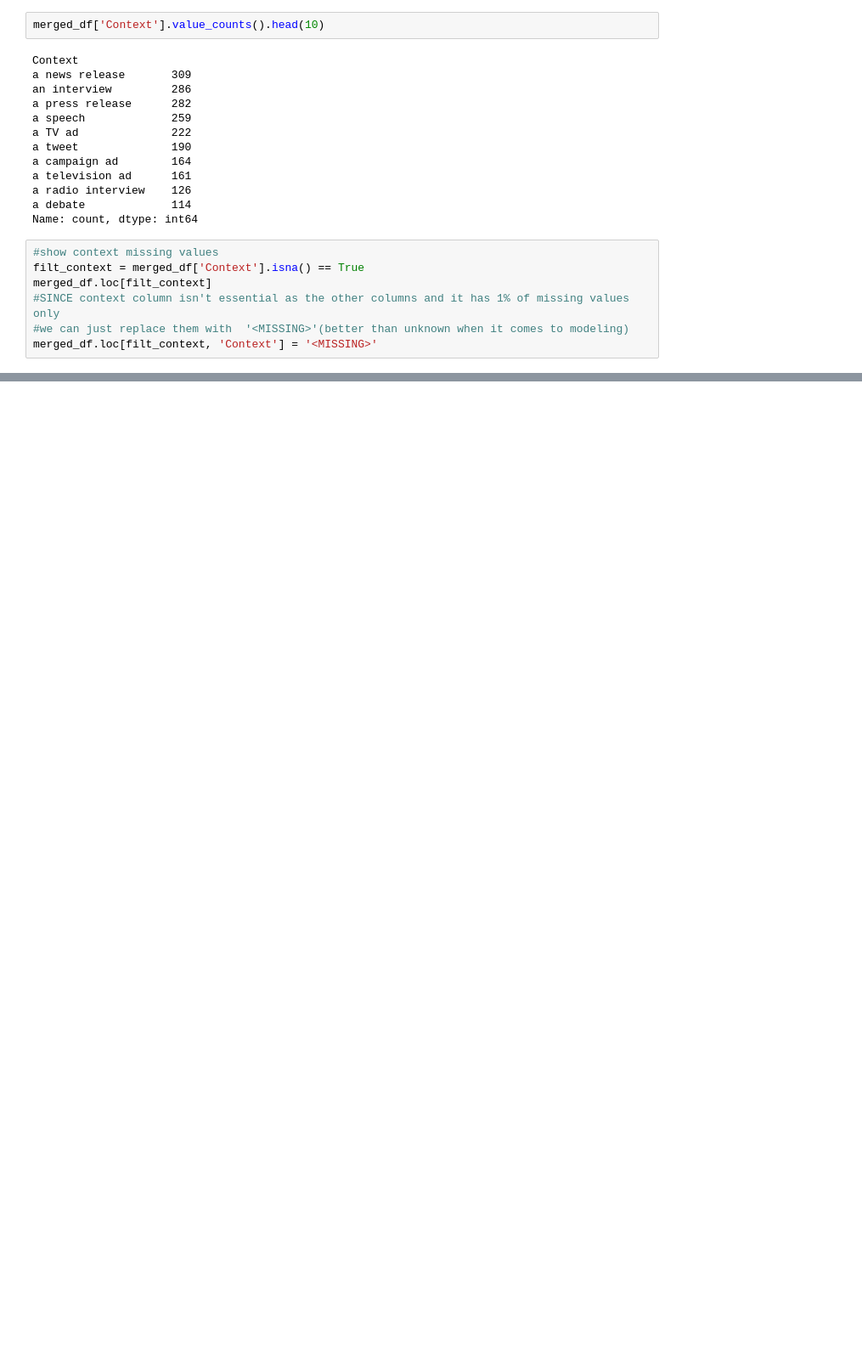
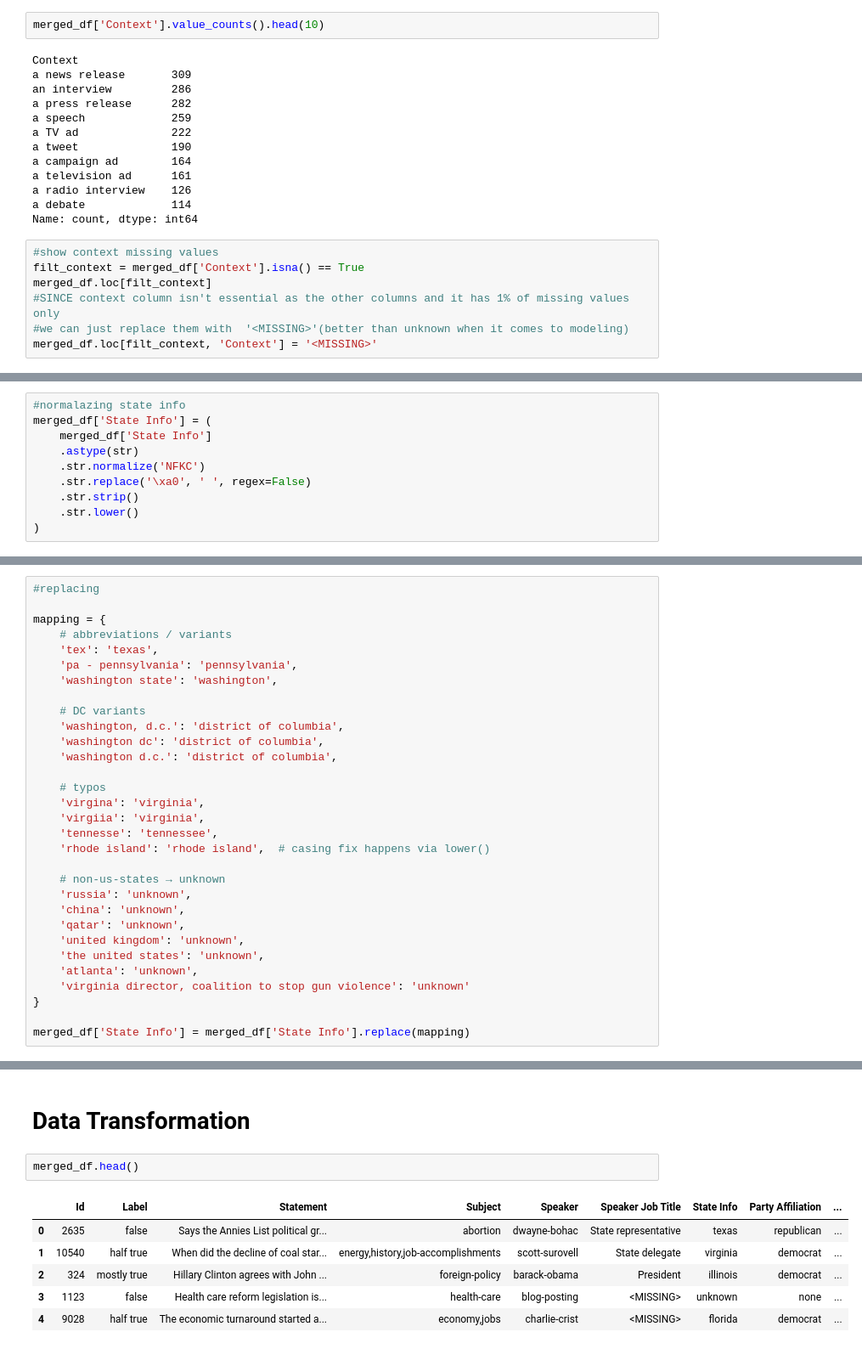
Before and after one commit to medamirZ/Fake-news-detection-, a Jupyter notebook: last.ipynb, the cells around one changed output, grey strips where cells are left out. Shown at 85% size. Cells and saved outputs as stored; diff of their text form; blank space fills up the shorter version.

Commit message:
Finalize data cleaning and track notebooks

```diff
--- a/Untitled.ipynb
+++ b/last.ipynb
@@ -523,0 +882,10 @@ merged_df.loc[filt_context, 'Context'] = '<MISSING>'
+# %%
+#normalazing state info
+merged_df['State Info'] = (
+    merged_df['State Info']
+    .astype(str)
+    .str.normalize('NFKC')
+    .str.replace('\xa0', ' ', regex=False)
+    .str.strip()
+    .str.lower()
+)
@@ -523,0 +913,31 @@ merged_df.loc[filt_context, 'Context'] = '<MISSING>'
+# %%
+#replacing
+
+mapping = {
+    # abbreviations / variants
+    'tex': 'texas',
+    'pa - pennsylvania': 'pennsylvania',
+    'washington state': 'washington',
+
+    # DC variants
+    'washington, d.c.': 'district of columbia',
+    'washington dc': 'district of columbia',
+    'washington d.c.': 'district of columbia',
+
+    # typos
+    'virgina': 'virginia',
+    'virgiia': 'virginia',
+    'tennesse': 'tennessee',
+    'rhode island': 'rhode island',  # casing fix happens via lower()
+
+    # non-us-states → unknown
+    'russia': 'unknown',
+    'china': 'unknown',
+    'qatar': 'unknown',
+    'united kingdom': 'unknown',
+    'the united states': 'unknown',
+    'atlanta': 'unknown',
+    'virginia director, coalition to stop gun violence': 'unknown'
+}
+
+merged_df['State Info'] = merged_df['State Info'].replace(mapping)
@@ -523,0 +982,11 @@ merged_df.loc[filt_context, 'Context'] = '<MISSING>'
+# %% [markdown]
+# Data Transformation
+# %%
+merged_df.head()
+# %% [output]
+|  | Id | Label | Statement | Subject | Speaker | Speaker Job Title | State Info | Party Affiliation | ... |
+| 0 | 2635 | false | Says the Annies List political gr... | abortion | dwayne-bohac | State representative | texas | republican | ... |
+| 1 | 10540 | half true | When did the decline of coal star... | energy,history,job-accomplishments | scott-surovell | State delegate | virginia | democrat | ... |
+| 2 | 324 | mostly true | Hillary Clinton agrees with John ... | foreign-policy | barack-obama | President | illinois | democrat | ... |
+| 3 | 1123 | false | Health care reform legislation is... | health-care | blog-posting | <MISSING> | unknown | none | ... |
+| 4 | 9028 | half true | The economic turnaround started a... | economy,jobs | charlie-crist | <MISSING> | florida | democrat | ... |
```
Also changed, not shown: parts of 37 cells of this notebook, 3 other files.
